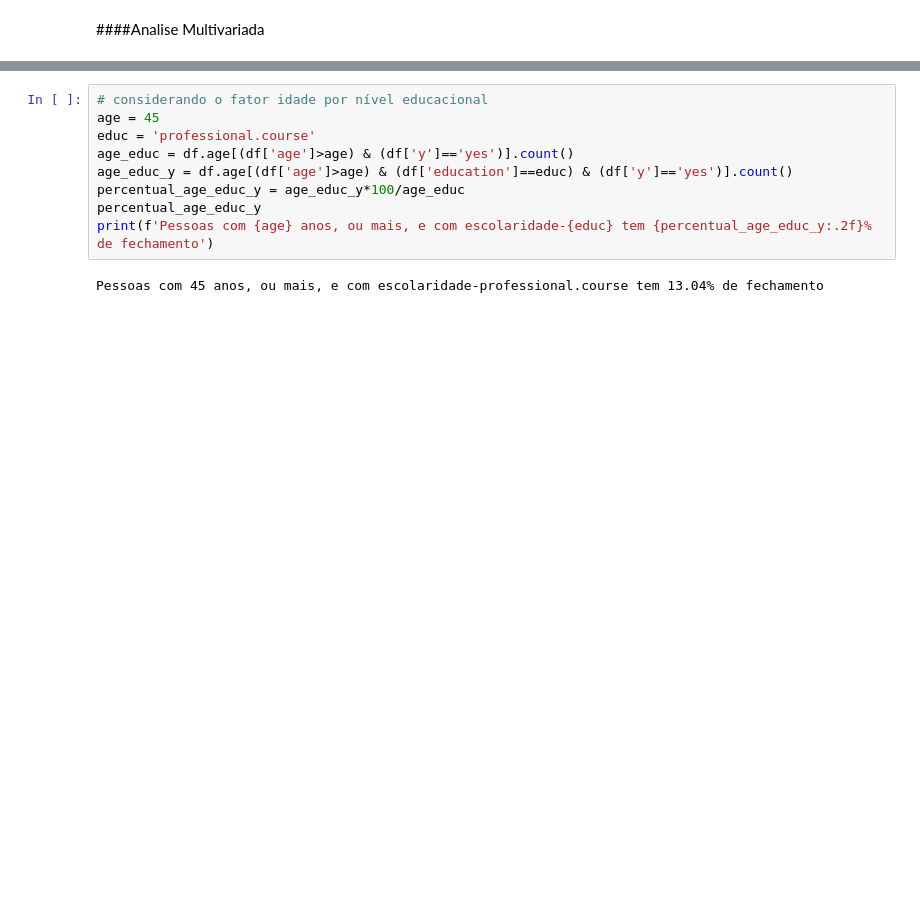
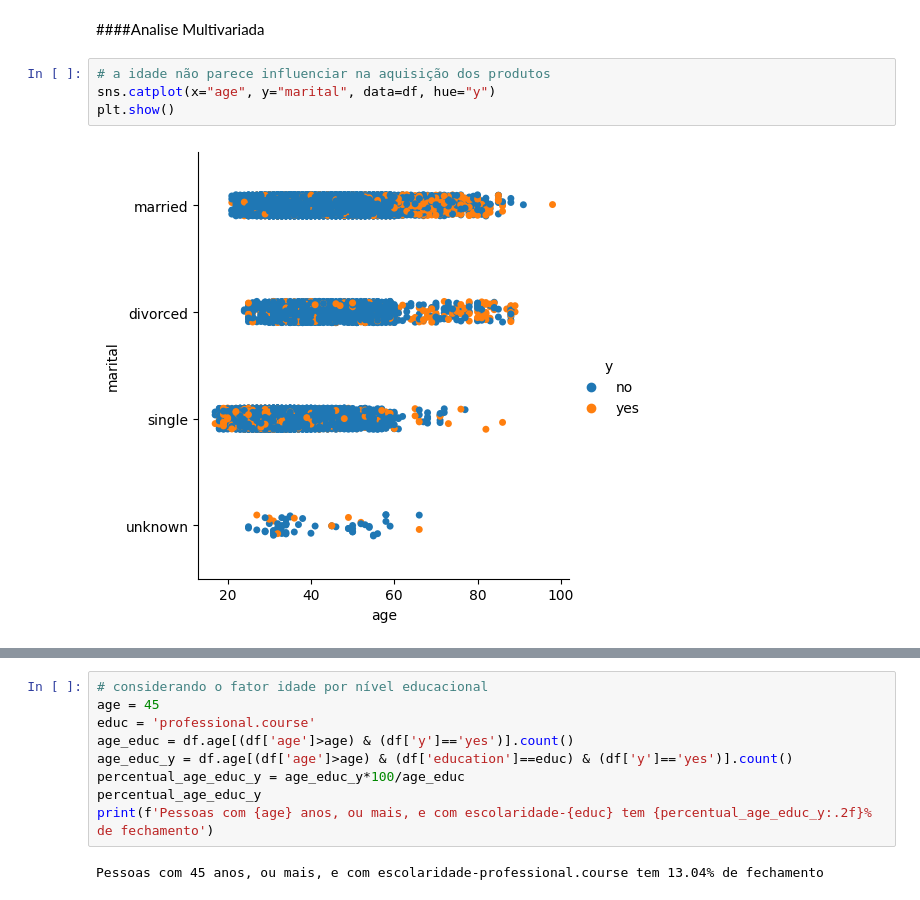
Before and after one commit to mateusparanhos/desafio_eda_ada, a Jupyter notebook: projeto_modulo4.ipynb, the cells around one changed output, grey strips where cells are left out. Cells and saved outputs as stored; diff of their text form; blank space fills up the shorter version.

```diff
--- a/projeto_modulo4.ipynb
+++ b/projeto_modulo4.ipynb
@@ -382,5 +376,11 @@ df_sucesso_anterior.describe(exclude='number')
 # %% [markdown]
 ####Analise Multivariada
+# %%
+# a idade não parece influenciar na aquisição dos produtos
+sns.catplot(x="age", y="marital", data=df, hue="y")
+plt.show()
+# %% [output]
+[figure, added]
 # %%
 # retornando ao comparativo com idade. Agora idade x escolaridade x y
 sns.relplot(data=df,x="age", y="education", hue="y")
```
Also changed, not shown: parts of 19 cells of this notebook, 1 other file.
